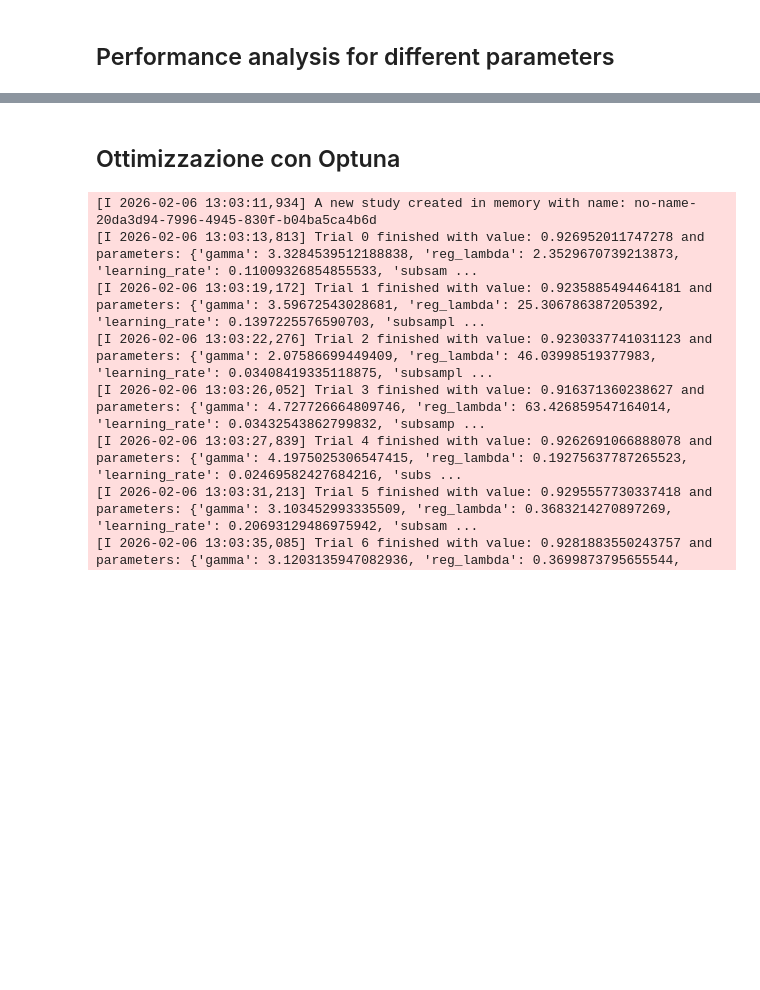
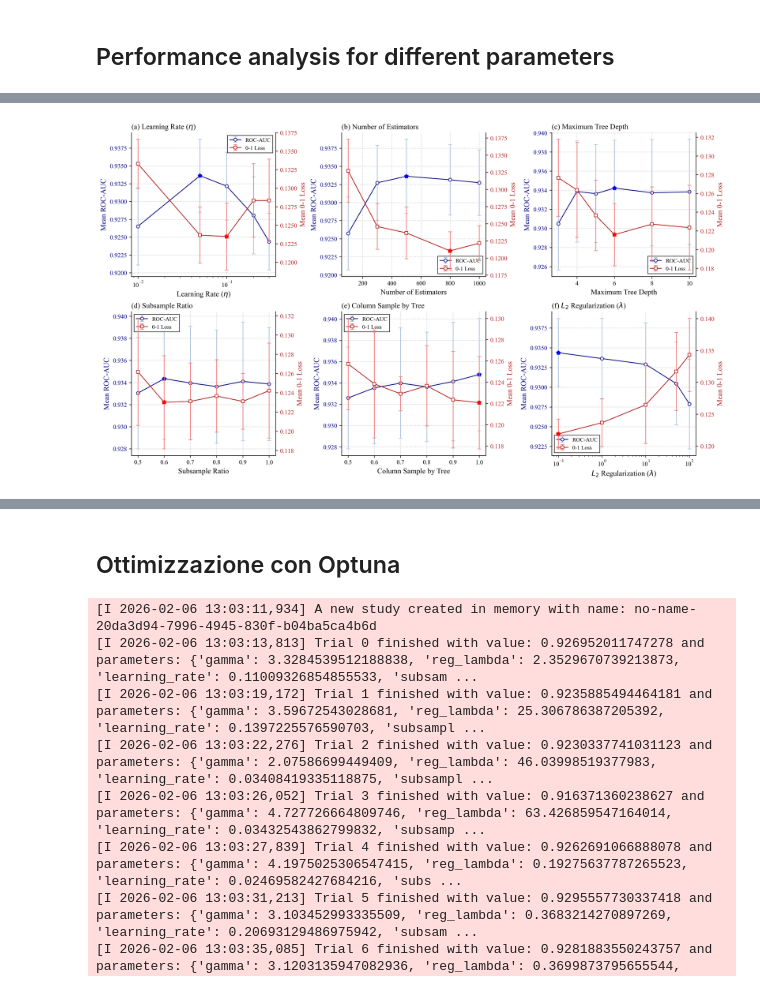
Before and after one commit to EstebanCardenas2001/LCPB_2026, a Jupyter notebook: Paper/Boosted_Models_todo.ipynb, the cells around one changed output, grey strips where cells are left out. Saved outputs shown, nothing was run; the diff lists cells and outputs as text; code cells hidden in the pictures; blank space fills up the shorter version.

```diff
--- a/Paper/Boosted_Models_todo.ipynb
+++ b/Paper/Boosted_Models_todo.ipynb
@@ -506,0 +247,92 @@ NameError: name 'ratio' is not defined
+# %%
+import matplotlib.pyplot as plt
+
+# Publication-Quality Matplotlib Settings
+plt.rcParams.update({
+    'font.family': 'serif',
+    'font.serif': ['Times New Roman', 'Computer Modern Roman', 'DejaVu Serif'],
+    'font.size': 11,
+    'axes.labelsize': 12,
+    'axes.titlesize': 12,
+    'xtick.labelsize': 10,
+    'ytick.labelsize': 10,
+    'legend.fontsize': 9,
+    'lines.linewidth': 1.2,
+    'lines.markersize': 5,
+    'figure.dpi': 300,
+    'savefig.dpi': 300,
+})
+
+def generate_combined_multiplot(results, save=False):
+    target_params = ['learning_rate', 'n_estimators', 'max_depth',
+                     'subsample', 'colsample_bytree', 'reg_lambda']
+
+    fig, axes = plt.subplots(2, 3, figsize=(14, 8), constrained_layout=True)
+    axes = axes.flatten()
+
+    formatted_names = {
+        'reg_lambda': r'$L_2$ Regularization ($\lambda$)',
+        'learning_rate': r'Learning Rate ($\eta$)',
+        'subsample': 'Subsample Ratio',
+        'colsample_bytree': 'Column Sample by Tree',
+        'max_depth': 'Maximum Tree Depth',
+        'n_estimators': 'Number of Estimators'
+    }
+    log_params = ['learning_rate', 'reg_lambda']
+    subplot_labels = ['(a)', '(b)', '(c)', '(d)', '(e)', '(f)']
+
+    for i, param_name in enumerate(target_params):
+        ax1 = axes[i]
+
+        if param_name in results:
+            data = results[param_name]
+            x_vals = data['values']
+
+            if param_name in log_params:
+                ax1.set_xscale('log')
+
+            # Primary Axis: ROC-AUC (Blue)
+            color1 = 'navy'
+            ax1.set_xlabel(formatted_names.get(param_name, param_name))
+            ax1.set_ylabel('Mean ROC-AUC', color=color1)
+            line1 = ax1.errorbar(x_vals, data['auc_means'], yerr=data['auc_stds'], fmt='-o', capsize=3,
+                                 color=color1, ecolor='lightsteelblue', markeredgecolor=color1, markerfacecolor='white', label='ROC-AUC')
+            ax1.tick_params(axis='y', labelcolor=color1)
+
+            max_auc_idx = np.argmax(data['auc_means'])
+            ax1.scatter(x_vals[max_auc_idx], data['auc_means'][max_auc_idx], color='blue', zorder=3, s=50, marker='*')
+
+            # Secondary Axis: 0-1 Loss (Red)
+            ax2 = ax1.twinx()
+            color2 = 'firebrick'
+            ax2.set_ylabel('Mean 0-1 Loss', color=color2)
+            line2 = ax2.errorbar(x_vals, data['loss_means'], yerr=data['loss_stds'], fmt='-s', capsize=3,
+                                 color=color2, ecolor='lightcoral', markeredgecolor=color2, markerfacecolor='white', label='0-1 Loss')
+            ax2.tick_params(axis='y', labelcolor=color2)
+
+            min_loss_idx = np.argmin(data['loss_means'])
+            ax2.scatter(x_vals[min_loss_idx], data['loss_means'][min_loss_idx], color='red', zorder=3, s=50, marker='*')
+
+            # Styling
+            ax1.set_title(f"{subplot_labels[i]} {formatted_names.get(param_name, param_name)}", loc='left')
+            ax1.grid(True, linestyle=':', alpha=0.5, color='gray')
+            ax1.spines['top'].set_visible(False)
+            ax2.spines['top'].set_visible(False)
+
+            # Combine legends from both axes
+            lines = [line1, line2]
+            labels = [l.get_label() for l in lines]
+            ax1.legend(lines, labels, loc='best', frameon=True, edgecolor='black', fancybox=False)
+
+        else:
+            ax1.set_visible(False)
+
+    if save:
+        filename = "Combined_Sensitivity_Multiplot.pdf"
+        plt.savefig(filename, format='pdf', bbox_inches='tight')
+
+    plt.show()
+
+generate_combined_multiplot(results_combined, save=True)
+# %% [output]
+[figure, added]
```
Also changed, not shown: parts of 20 cells of this notebook, 2 other files.
